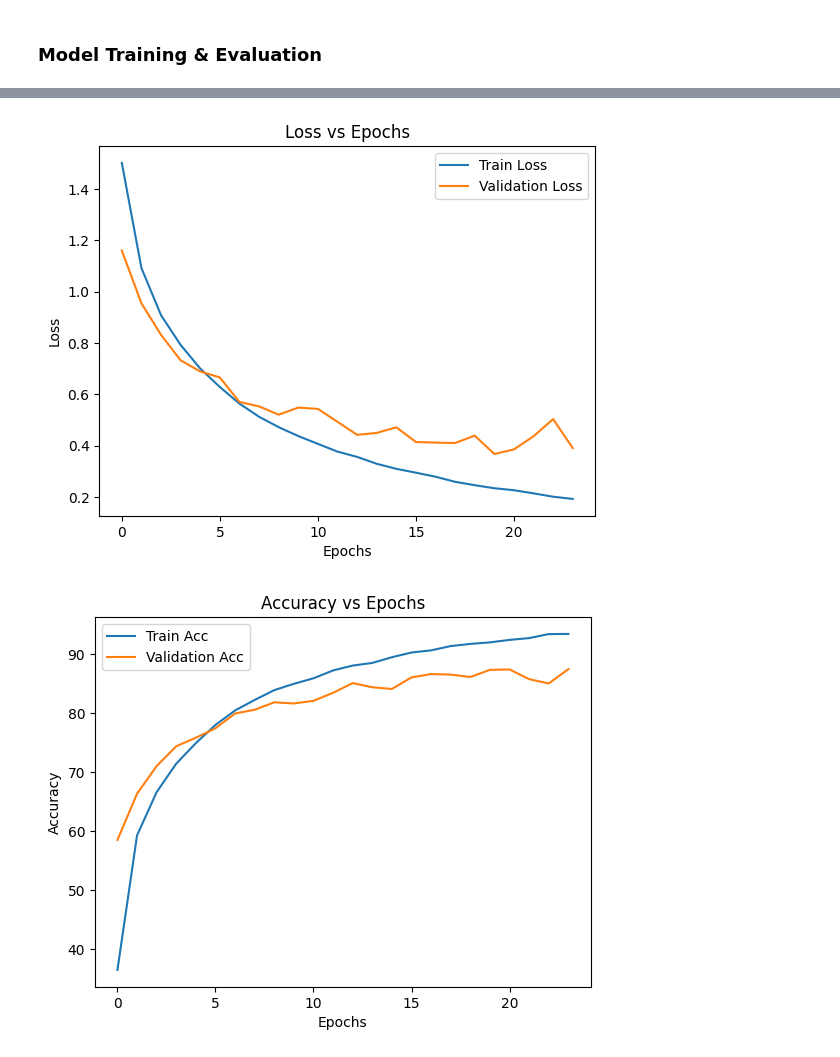
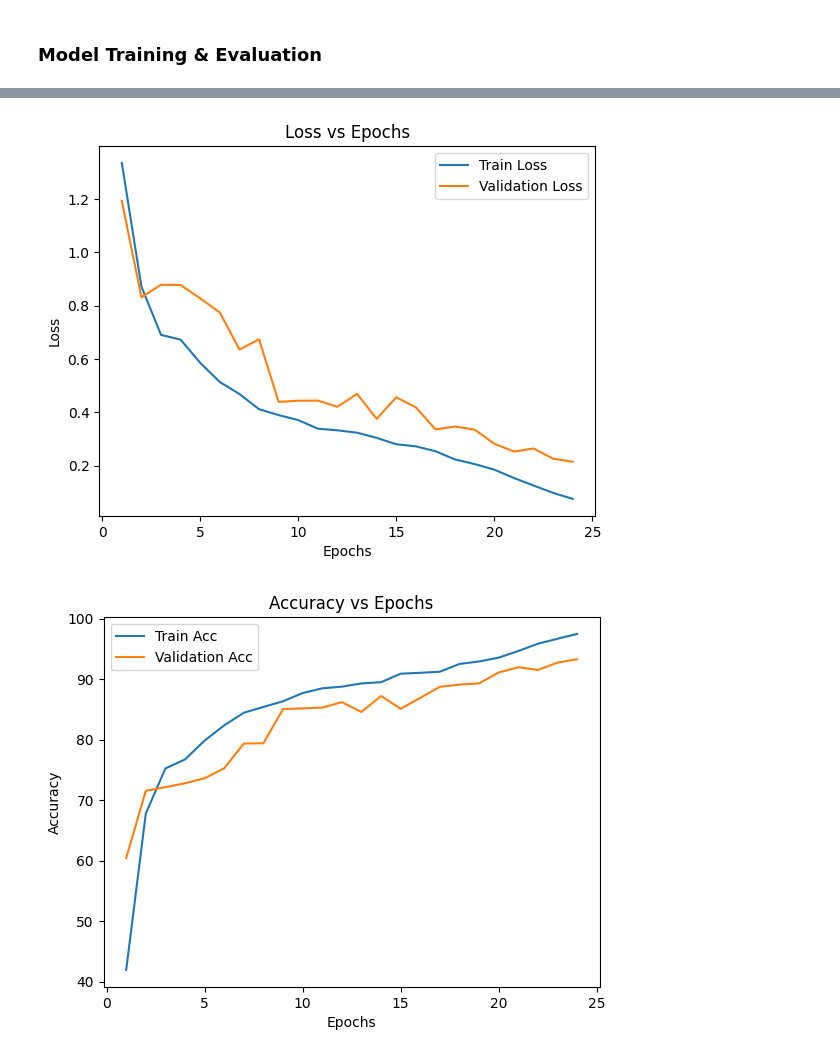
Before and after one commit to RaviNaik/ERA-SESSION10, a Jupyter notebook: session10.ipynb, the cells around one changed output, grey strips where cells are left out. Cells and saved outputs as stored; diff of their text form; code cells hidden in the pictures.

```diff
--- a/session10.ipynb
+++ b/session10.ipynb
@@ -122,24 +124,25 @@ Suggested LR: 8.53E-03
 ### Create the Scheduler - One Cycle Policy
 # %%
 epochs = 24
-maxlr = 8.53e-03
+maxlr = 1.33e-02
 scheduler = one_cycle_lr(
     optimizer=optimizer, maxlr=maxlr, steps=len(trainloader), epochs=epochs
 )
 # %% [markdown]
 ### Model Training & Evaluation
 # %%
-results = dict(trainloss=[], trainacc=[], testloss=[], testacc=[], epoch=[])
+results = dict(trainloss=[], trainacc=[], testloss=[], testacc=[], epoch=[], lr=[])
 
 for epoch in range(1, epochs + 1):
     print(f"Epoch: {epoch}")
 
-    batch_trainloss, batch_trainacc = train(
+    batch_trainloss, batch_trainacc, lrs = train(
         model=model,
         device=device,
         optimizer=optimizer,
         criterion=criterion,
         train_loader=trainloader,
+        scheduler=scheduler,
     )
 
     results["trainloss"].append(np.mean(batch_trainloss))
@@ -151,6 +154,7 @@ for epoch in range(1, epochs + 1):
     results["testloss"].append(testloss)
     results["testacc"].append(testacc)
 
-    scheduler.step()
+    results["lr"].extend(lrs)
+    results["epoch"].append(epoch)
 # %% [output]
 Epoch: 1
@@ -193,20 +195,5 @@ import matplotlib.pyplot as plt
-# %%
-plt.plot(range(epochs), results["trainloss"])
-plt.plot(range(epochs), results["testloss"])
-plt.legend(["Train Loss", "Validation Loss"])
-plt.xlabel("Epochs")
-plt.ylabel("Loss")
-plt.title("Loss vs Epochs")
-plt.show()
-# %% [output]
-[figure, removed]
-# %%
-plt.plot(range(epochs), results["trainacc"])
-plt.plot(range(epochs), results["testacc"])
-plt.legend(["Train Acc", "Validation Acc"])
-plt.xlabel("Epochs")
-plt.ylabel("Accuracy")
-plt.title("Accuracy vs Epochs")
-plt.show()
-# %% [output]
-[figure, removed]
+# %%
+lossacc_plots(results)
+# %% [output]
+[figure, added]
+[figure, added]
```
Also changed, not shown: parts of 8 cells of this notebook, 2 other files.
